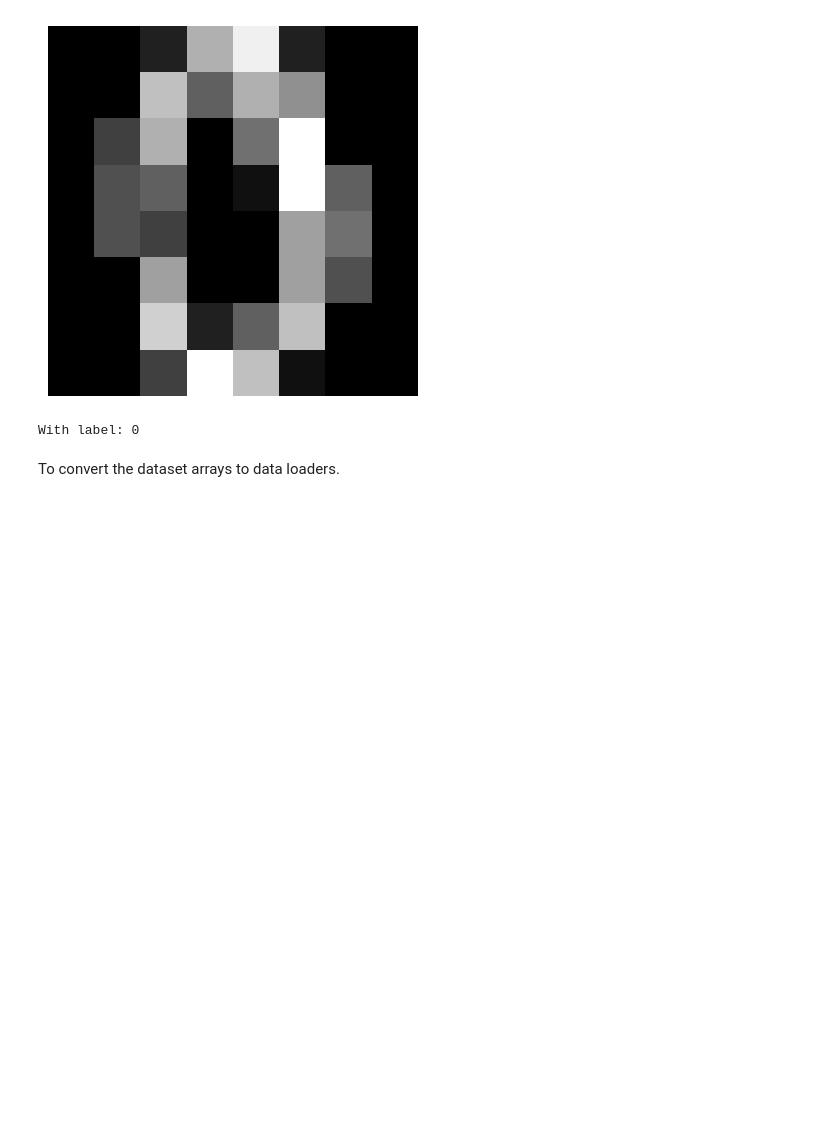
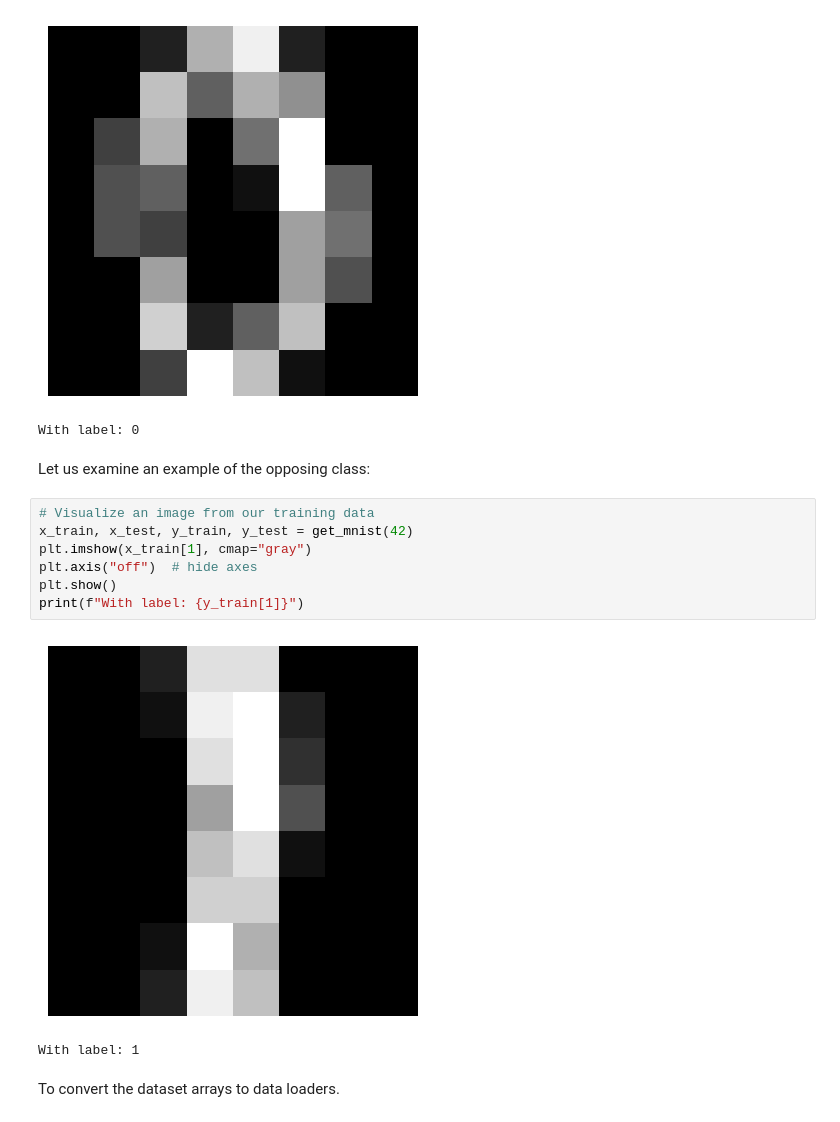
Before and after one commit to v-espitalier/reproduced_papers, a Jupyter notebook: photonic_QCNN/photonic_QCNN.ipynb, the cells around one changed output. Saved outputs shown, nothing was run; the diff lists cells and outputs as text; blank space fills up the shorter version.

```diff
--- a/photonic_QCNN/photonic_QCNN.ipynb
+++ b/photonic_QCNN/photonic_QCNN.ipynb
@@ -68,6 +61,18 @@ print(f"With label: {y_train[0]}")
 # %% [output]
 [figure]
 With label: 0
+# %% [markdown]
+Let us examine an example of the opposing class:
+# %%
+# Visualize an image from our training data
+x_train, x_test, y_train, y_test = get_mnist(42)
+plt.imshow(x_train[1], cmap="gray")
+plt.axis("off")  # hide axes
+plt.show()
+print(f"With label: {y_train[1]}")
+# %% [output]
+[figure, added]
+With label: 1
 # %% [markdown]
 To convert the dataset arrays to data loaders.
 # %%
```
Also changed, not shown: parts of 23 cells of this notebook, 1 other file.
